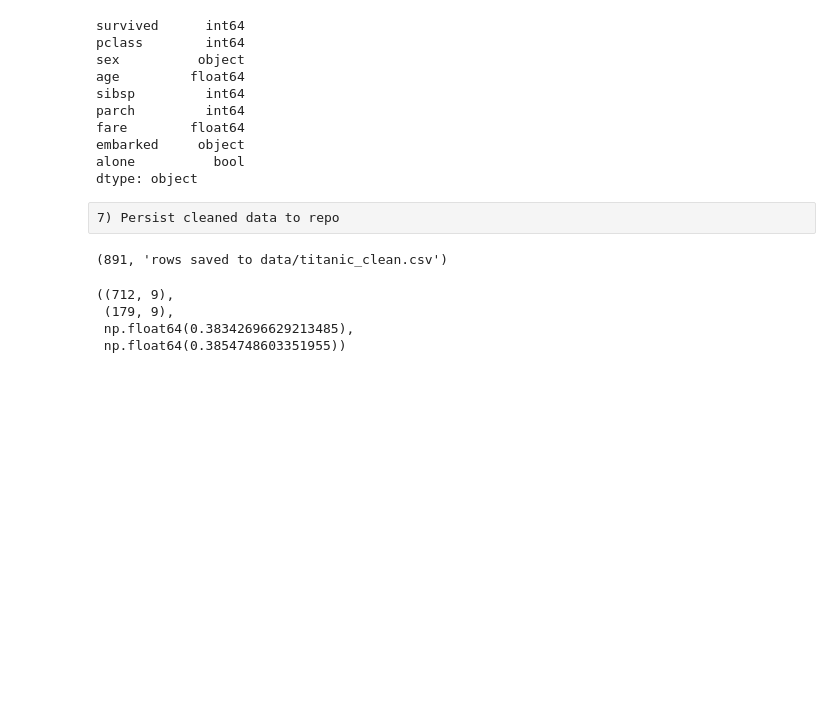
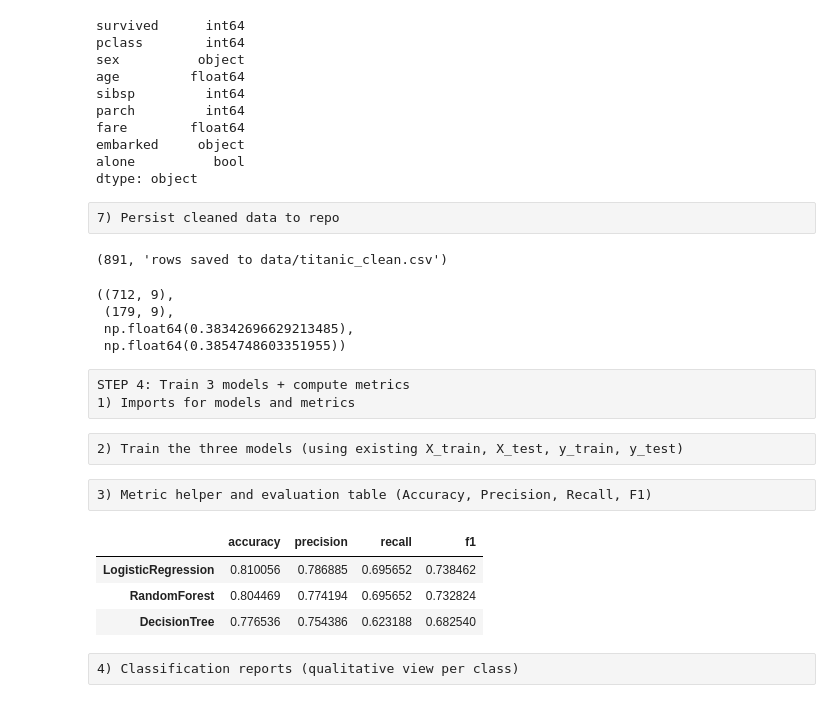
Before and after one commit to MarieLvsq/ML-Foundations, a Jupyter notebook: Week1_ML_Basics.ipynb, the cells around one changed output. Saved outputs shown, nothing was run; the diff lists cells and outputs as text; code cells hidden in the pictures; blank space fills up the shorter version.

```diff
--- a/Week1_ML_Basics.ipynb
+++ b/Week1_ML_Basics.ipynb
@@ -157,3 +157,6 @@ X_train.shape, X_test.shape, y_train.mean(), y_test.mean()
  (179, 9),
  np.float64(0.38342696629213485),
  np.float64(0.3854748603351955))
+# %% [raw]
+STEP 4: Train 3 models + compute metrics
+1) Imports for models and metrics
@@ -159,0 +171,2 @@ X_train.shape, X_test.shape, y_train.mean(), y_test.mean()
+# %% [raw]
+2) Train the three models (using existing X_train, X_test, y_train, y_test)
@@ -159,0 +193,25 @@ X_train.shape, X_test.shape, y_train.mean(), y_test.mean()
+# %% [raw]
+3) Metric helper and evaluation table (Accuracy, Precision, Recall, F1)
+# %%
+def eval_clf(y_true, y_pred):
+    return {
+        "accuracy":  accuracy_score(y_true, y_pred),
+        "precision": precision_score(y_true, y_pred, zero_division=0),
+        "recall":    recall_score(y_true, y_pred, zero_division=0),
+        "f1":        f1_score(y_true, y_pred, zero_division=0),
+    }
+
+results = pd.DataFrame({
+    "LogisticRegression": eval_clf(y_test, y_pred_lr),
+    "DecisionTree":       eval_clf(y_test, y_pred_dt),
+    "RandomForest":       eval_clf(y_test, y_pred_rf),
+}).T.sort_values("f1", ascending=False)
+
+results
+# %% [output]
+|  | accuracy | precision | recall | f1 |
+| LogisticRegression | 0.810056 | 0.786885 | 0.695652 | 0.738462 |
+| RandomForest | 0.804469 | 0.774194 | 0.695652 | 0.732824 |
+| DecisionTree | 0.776536 | 0.754386 | 0.623188 | 0.682540 |
+# %% [raw]
+4) Classification reports (qualitative view per class)
```
Also changed, not shown: parts of 11 cells of this notebook, 1 other file.
